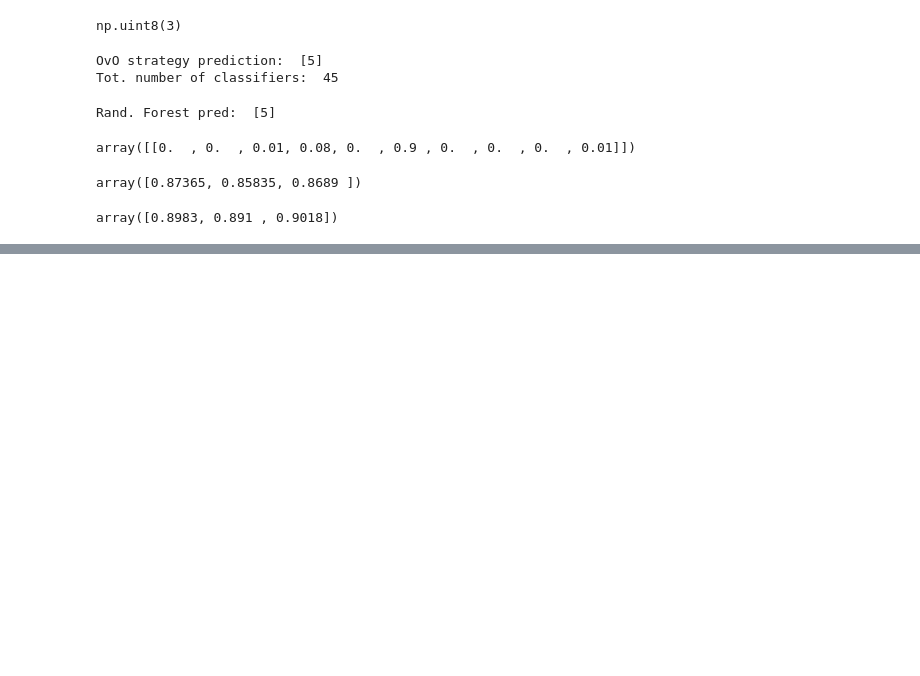
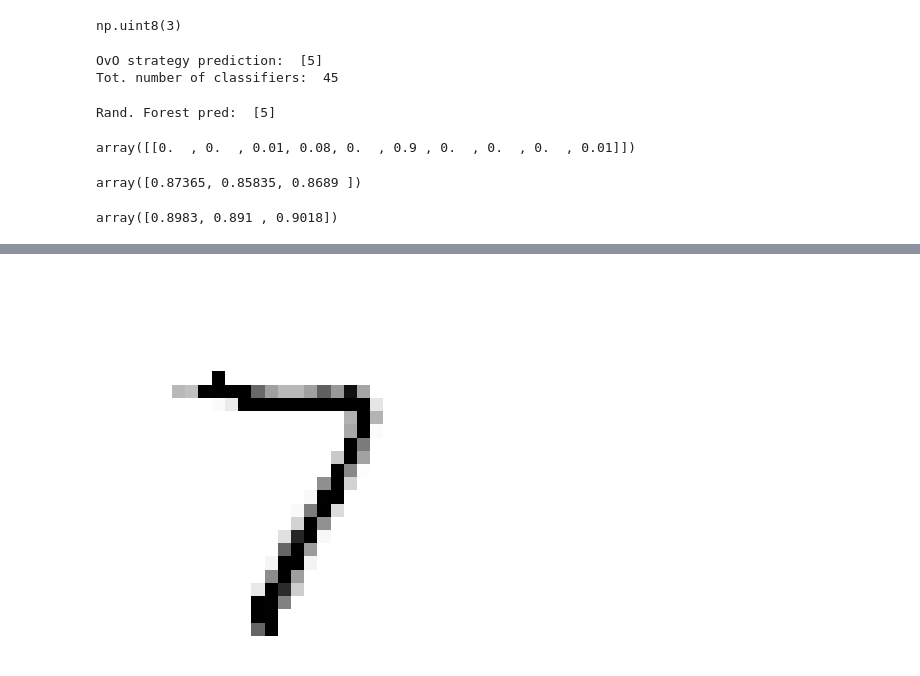
Before and after one commit to jonskerlj/ml_review, a Jupyter notebook: Classification_MNIST.ipynb, the cells around one changed output, grey strips where cells are left out. Drawn from its saved outputs; the diff is of its cells as text; code cells hidden in the pictures; blank space fills up the shorter version.

```diff
--- a/Classification_MNIST.ipynb
+++ b/Classification_MNIST.ipynb
@@ -404,0 +551,7 @@ plt.show()
+# %%
+# left is the nouse inpuut and right is the clean target
+knn_clf.fit(X_train_mod, y_train_mod)
+clean_digit = knn_clf.predict([X_test_mod.iloc[some_index]])
+plot_digit(clean_digit)
+# %% [output]
+[figure, added]
```
Also changed, not shown: parts of 13 cells of this notebook.
